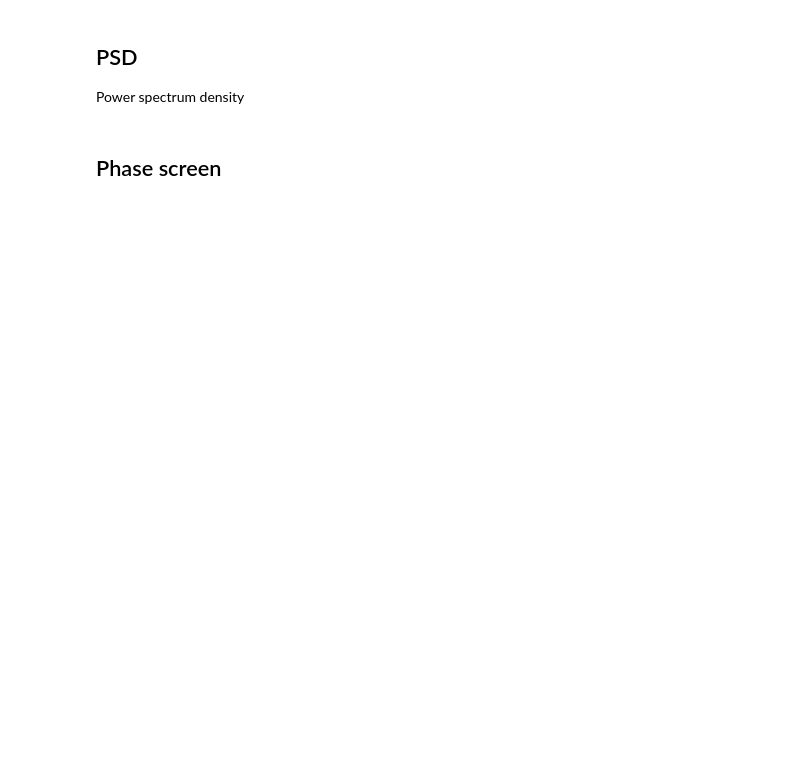
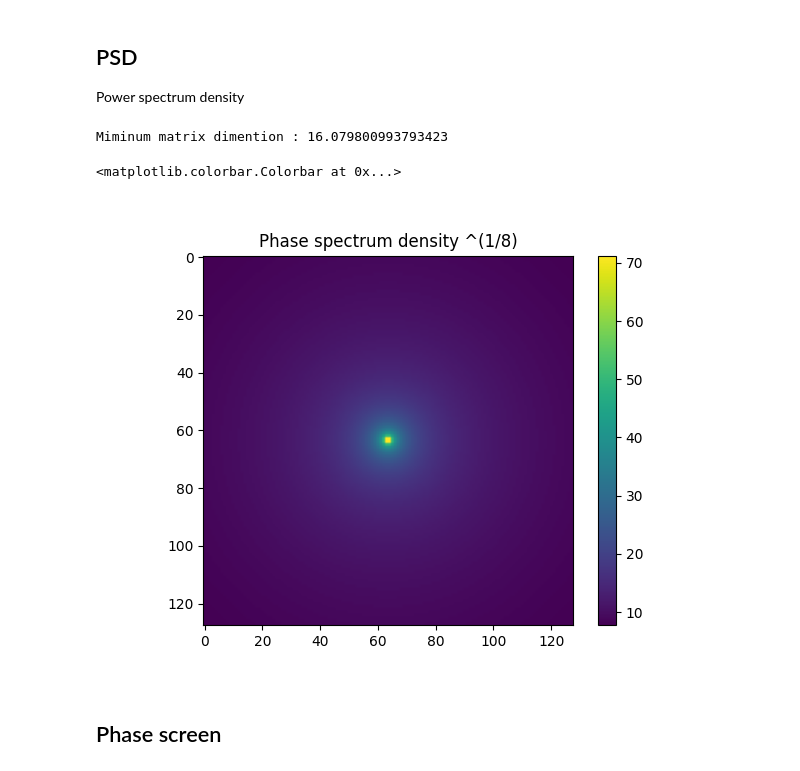
Before and after one commit to HumbertDominique/OWS, a Jupyter notebook: temp.ipynb, the cells around one changed output. Cells and saved outputs as stored; diff of their text form; code cells hidden in the pictures; blank space fills up the shorter version.

```diff
--- a/temp.ipynb
+++ b/temp.ipynb
@@ -15,40 +15,40 @@ asec2rad = 1/rad2asec
 ## PSD
 Power spectrum density
 # %%
-r0 = .3
+# Input
+dimmat = 128
+dxp = 0.03222887597610881 # Pupil plane pixel size
+r0 = .1
 L0 = -1
-D = 1.
+D = 0.01
 wl = 500e-9 # [m]
 
+# Computing limit values
 FoV = 25*asec2rad # arcsec
 #Npx = 1000 # image plane pixels qty
 #Daf = asec2rad*FoV#/Npx # [rad/px]  (Numerical aperture)
+Daf = wl/(2*D) # max
+dfp = Daf/wl # [/m] Pupil plane spatial frequency pixel size (Numerical aperture/WL)
+dimpsf = 8*wl*np.sqrt((D/r0)**2 + 1)/(Daf*D)   # (min psf size) Matrix size
+print("Miminum matrix dimention :",dimpsf)
+# dimmat = int(dimpsf)+int((dimpsf %1 !=0)*1)
+# dimmat += int((dimmat %2 != 0)*1)
+
+if dimmat < dimpsf:
+    print(f"dimmat is too small: {dimmat:d}. It souhld be greater than {dimpsf:.1f}")
 
 
-
-Daf = wl/(2*D) # max
-
-dfp = Daf/wl # [/m] Pupil plane spatial frequency pixel size (Numerical aperture/WL)
-
-dimpsf = 8*wl*np.sqrt((D/r0)**2 + 1)/(Daf*D)   # (min pasf size) Matrix size
-dimmat = int(dimpsf)+int((dimpsf %1 !=0)*1)
-dimmat += int((dimmat %2 != 0)*1)
-
-dimmat = 512
-# TODO: découplet dimmat et dimpsf ?
-dxp = 1/(dfp*dimmat) # Pupil plane pixel size
-print("FoV: ", Daf*dimmat*rad2asec)
-
-print("dimmat: ", dimmat)
-print("Daf: ", Daf)
-print("dxp: ", dxp)
 PSD = ows.psd(dimmat, dxp, r0, wl)
 #PSD[dimmat//2-1:dimmat//2+1,dimmat//2-1:dimmat//2+1] = 0
-# plt.close(1)
-# plt.figure(1)
-# plt.imshow(PSD**(1/8))
-# plt.title("Phase spectrum density ^(1/8)")
-# plt.colorbar()
+plt.close(1)
+plt.figure(1)
+plt.imshow(PSD**(1/8))
+plt.title("Phase spectrum density ^(1/8)")
+plt.colorbar()
+# %% [output]
+Miminum matrix dimention : 16.079800993793423
+<matplotlib.colorbar.Colorbar at 0x...>
+[figure, added]
 # %% [markdown]
 ## Phase screen
 # %%
```
Also changed, not shown: parts of 2 cells of this notebook, 1 other file.
